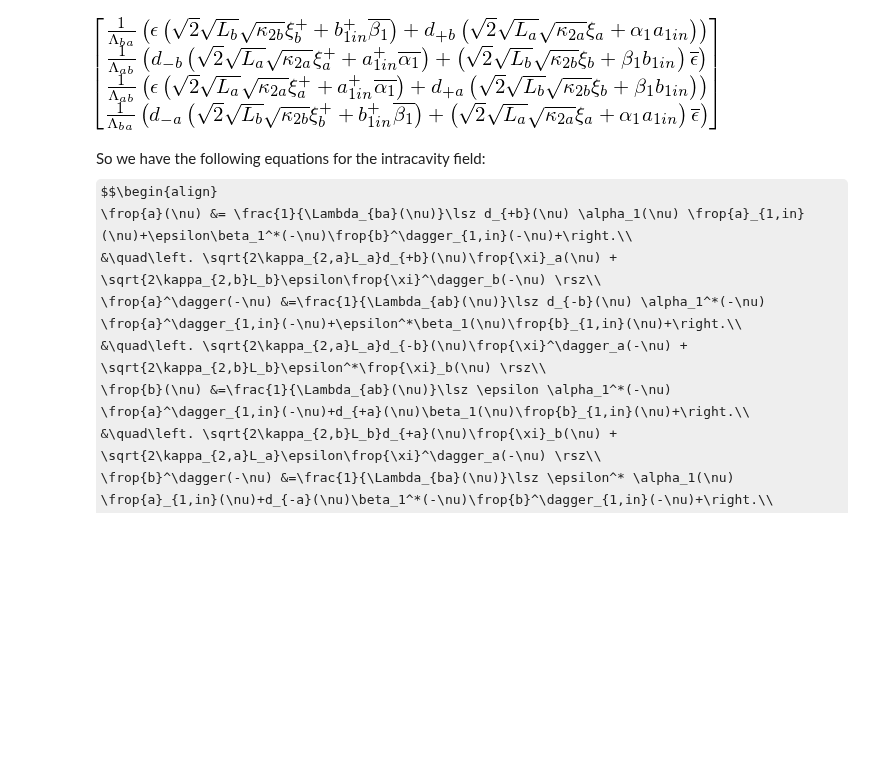
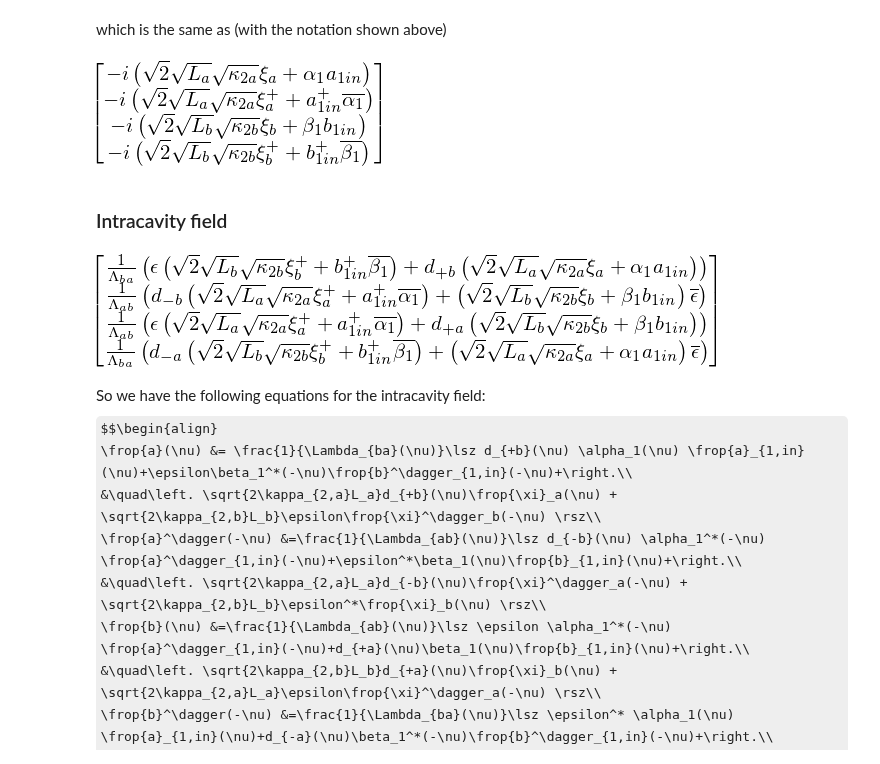
Before and after one commit to nemetniki/General-linear-model, a Jupyter notebook: NDPA.ipynb, the cells around one changed output. Saved outputs shown, nothing was run; the diff lists cells and outputs as text; code cells hidden in the pictures; some formulas as TeX source; blank space fills up the shorter version.

```diff
--- a/NDPA.ipynb
+++ b/NDPA.ipynb
@@ -85,3 +90,11 @@ The intracavity field is:
+# %% [markdown]
+which is the same as (with the notation shown above)
+# %%
+simplify(A*ain+S*xi)
+# %% [output]
+[figure, added]
+# %% [markdown]
+### Intracavity field
 # %%
 a = (N*(A*ain+S*xi))
 simplify(a)
```
Also changed, not shown: parts of 11 cells of this notebook, 1 other file.
